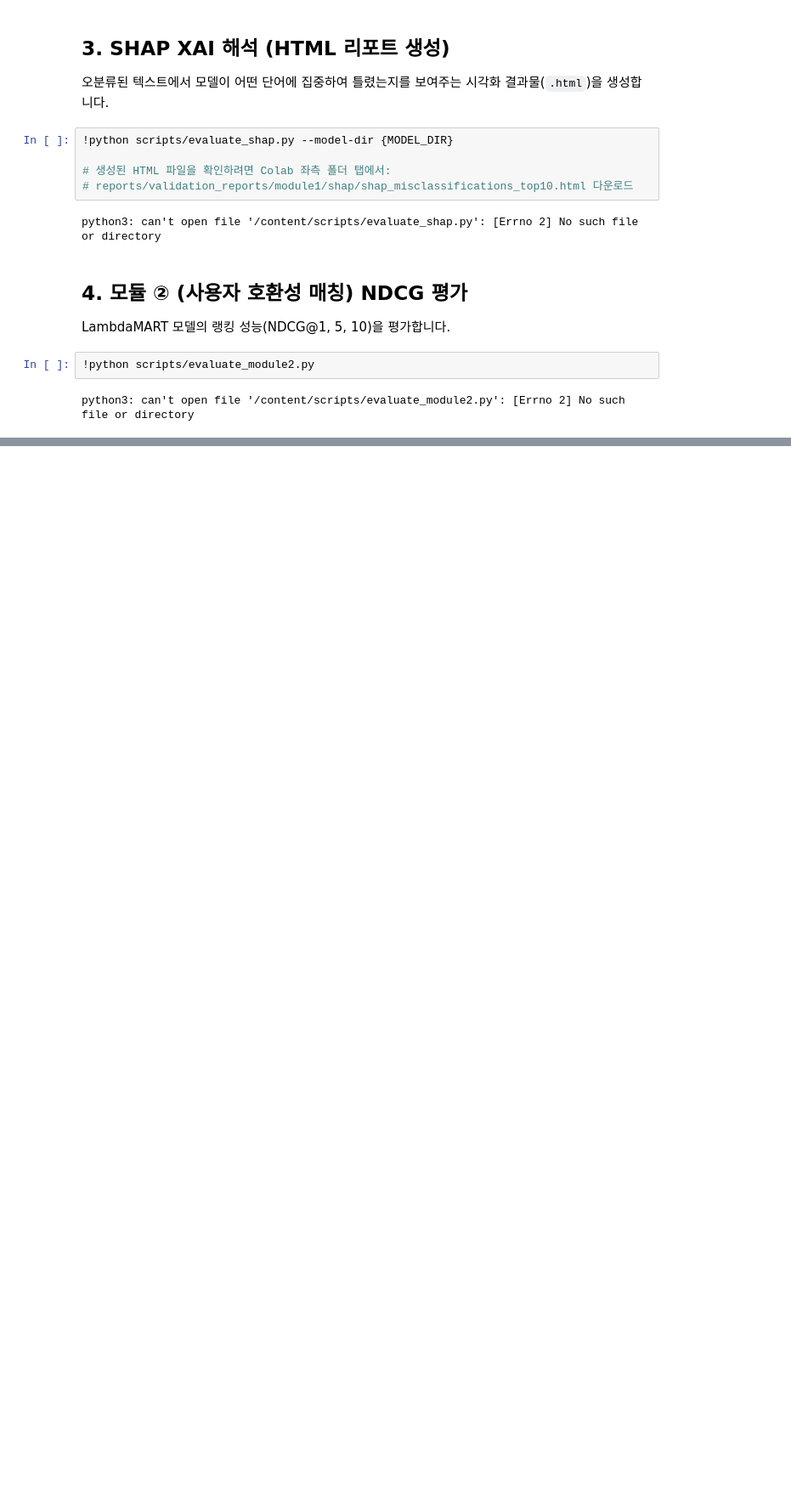
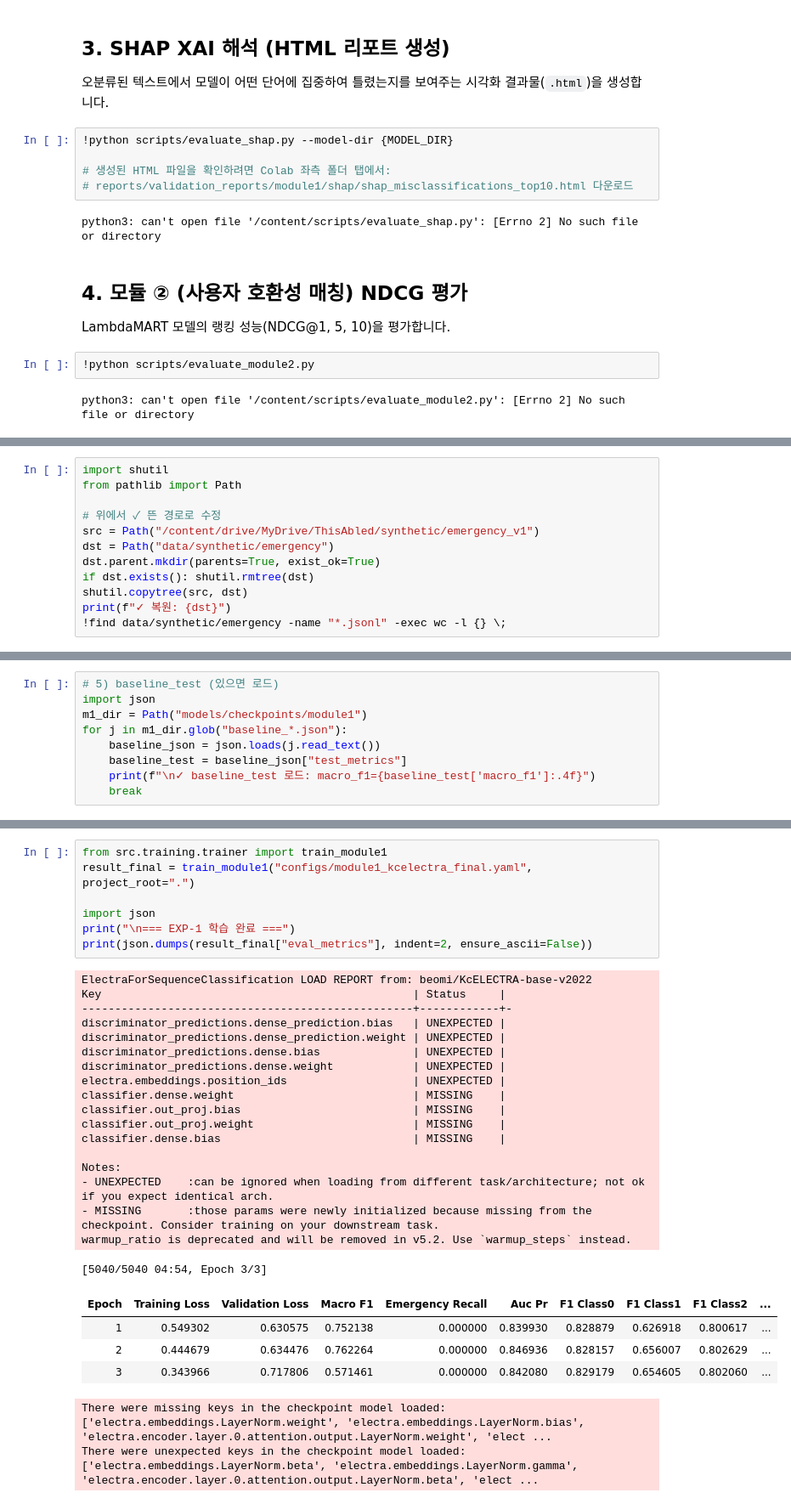
Before and after one commit to threeGuineas/thisabled-ai, a Jupyter notebook: notebooks/03_evaluate_and_report.ipynb, the cells around one changed output, grey strips where cells are left out. Shown at 85% size. Cells and saved outputs as stored; diff of their text form; blank space fills up the shorter version.

```diff
--- a/notebooks/03_evaluate_and_report.ipynb
+++ b/notebooks/03_evaluate_and_report.ipynb
@@ -53,0 +320,12 @@ python3: can't open file '/content/scripts/evaluate_module2.py': [Errno 2] No su
+# %%
+import shutil
+from pathlib import Path
+
+# 위에서 ✓ 뜬 경로로 수정
+src = Path("/content/drive/MyDrive/ThisAbled/synthetic/emergency_v1")
+dst = Path("data/synthetic/emergency")
+dst.parent.mkdir(parents=True, exist_ok=True)
+if dst.exists(): shutil.rmtree(dst)
+shutil.copytree(src, dst)
+print(f"✓ 복원: {dst}")
+!find data/synthetic/emergency -name "*.jsonl" -exec wc -l {} \;
@@ -53,0 +334,9 @@ python3: can't open file '/content/scripts/evaluate_module2.py': [Errno 2] No su
+# %%
+# 5) baseline_test (있으면 로드)
+import json
+m1_dir = Path("models/checkpoints/module1")
+for j in m1_dir.glob("baseline_*.json"):
+    baseline_json = json.loads(j.read_text())
+    baseline_test = baseline_json["test_metrics"]
+    print(f"\n✓ baseline_test 로드: macro_f1={baseline_test['macro_f1']:.4f}")
+    break
@@ -53,0 +483,32 @@ python3: can't open file '/content/scripts/evaluate_module2.py': [Errno 2] No su
+# %%
+from src.training.trainer import train_module1
+result_final = train_module1("configs/module1_kcelectra_final.yaml", project_root=".")
+
+import json
+print("\n=== EXP-1 학습 완료 ===")
+print(json.dumps(result_final["eval_metrics"], indent=2, ensure_ascii=False))
+# %% [output]
+ElectraForSequenceClassification LOAD REPORT from: beomi/KcELECTRA-base-v2022
+Key                                               | Status     |
+--------------------------------------------------+------------+-
+discriminator_predictions.dense_prediction.bias   | UNEXPECTED |
+discriminator_predictions.dense_prediction.weight | UNEXPECTED |
+discriminator_predictions.dense.bias              | UNEXPECTED |
+discriminator_predictions.dense.weight            | UNEXPECTED |
+electra.embeddings.position_ids                   | UNEXPECTED |
+classifier.dense.weight                           | MISSING    |
+classifier.out_proj.bias                          | MISSING    |
+classifier.out_proj.weight                        | MISSING    |
+classifier.dense.bias                             | MISSING    |
+
+Notes:
+- UNEXPECTED    :can be ignored when loading from different task/architecture; not ok if you expect identical arch.
+- MISSING       :those params were newly initialized because missing from the checkpoint. Consider training on your downstream task.
+warmup_ratio is deprecated and will be removed in v5.2. Use `warmup_steps` instead.
+[5040/5040 04:54, Epoch 3/3]
+| Epoch | Training Loss | Validation Loss | Macro F1 | Emergency Recall | Auc Pr | F1 Class0 | F1 Class1 | F1 Class2 | ... |
+| 1 | 0.549302 | 0.630575 | 0.752138 | 0.000000 | 0.839930 | 0.828879 | 0.626918 | 0.800617 | ... |
+| 2 | 0.444679 | 0.634476 | 0.762264 | 0.000000 | 0.846936 | 0.828157 | 0.656007 | 0.802629 | ... |
+| 3 | 0.343966 | 0.717806 | 0.571461 | 0.000000 | 0.842080 | 0.829179 | 0.654605 | 0.802060 | ... |
+There were missing keys in the checkpoint model loaded: ['electra.embeddings.LayerNorm.weight', 'electra.embeddings.LayerNorm.bias', 'electra.encoder.layer.0.attention.output.LayerNorm.weight', 'elect ...
+There were unexpected keys in the checkpoint model loaded: ['electra.embeddings.LayerNorm.beta', 'electra.embeddings.LayerNorm.gamma', 'electra.encoder.layer.0.attention.output.LayerNorm.beta', 'elect ...
```
Also changed, not shown: parts of 32 cells of this notebook, 1 other file.
